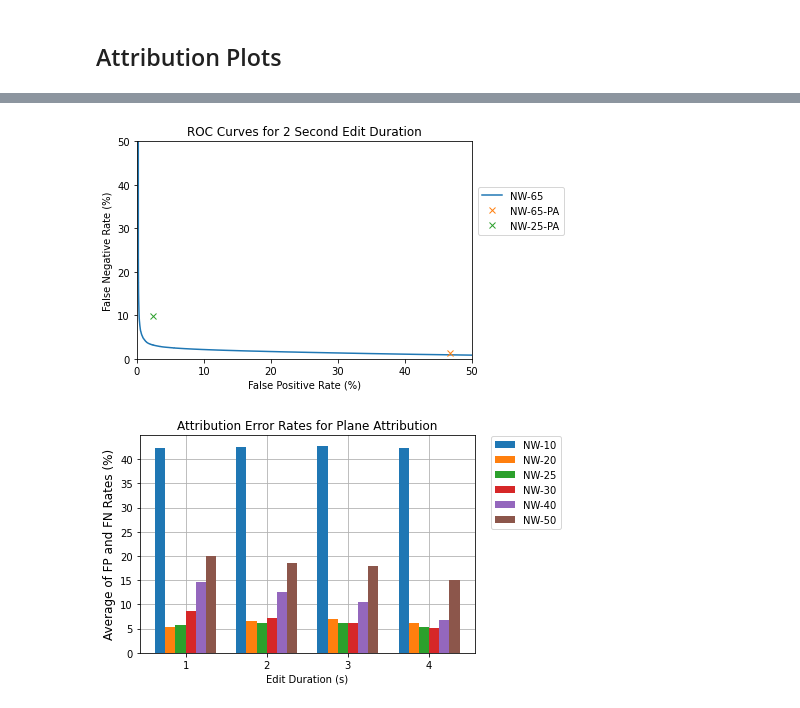
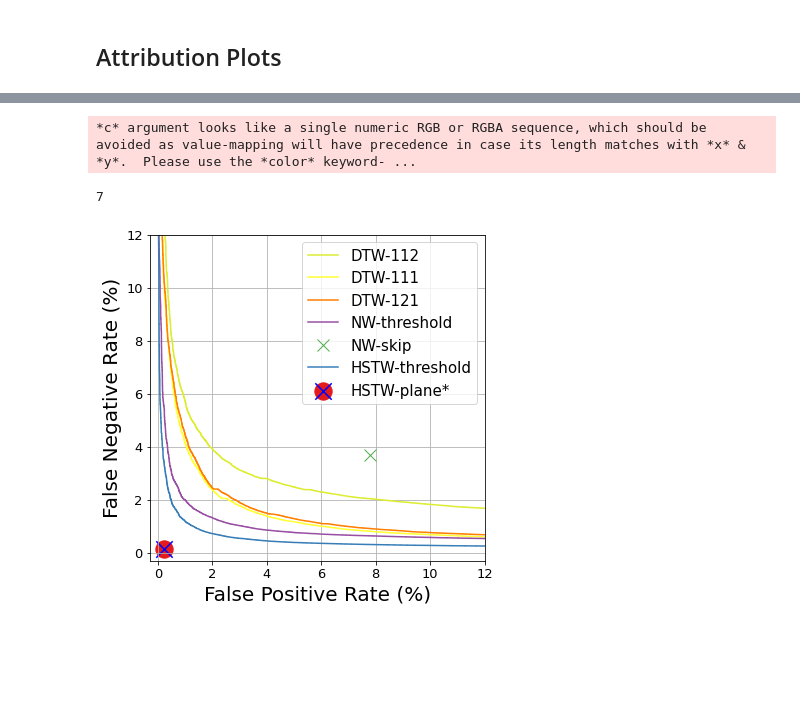
Before and after one commit to HMC-MIR/HSTW, a Jupyter notebook: 03_speech_eval.ipynb, the cells around one changed output, grey strips where cells are left out. Cells and saved outputs as stored; diff of their text form; code cells hidden in the pictures; blank space fills up the shorter version.

Commit message:
speech results replicated and verified, code commented and cleaned, data added

```diff
--- a/03_speech_eval.ipynb
+++ b/03_speech_eval.ipynb
@@ -350,15 +377,18 @@ def evalQueryAttrib(hyp, annot, scoring_collar, editDur, hop_sec, usePlane):
 ## Run Attribution Eval
 # %%
 # Threshold systems
+
+
 editTimes = [1, 2, 3, 4]
 benchmark = 'test'
-systems = ["D1", "D2", "D3", "D4", "NW-65", "HSTW-threshold"]
+systems = ["D1", "D3", "D4", "NW-65", "NW-25","HSTW-threshold"]
+sysNames =  ['DTW-111','DTW-121','DTW-112','NW-threshold','NW-skip','HSTW-threshold']
 
 for editTime in editTimes:
     for sys in systems:
         pairsFile = baseDir + "/cfg_files/%s_%ss.pairs" % (benchmark, str(editTime))
         annotFile = baseDir + "/annots/160kbps_%ssec.gt" % (str(editTime))
         pathsRoot = baseDir + "/hyp/%s/%ssec/%s" % (benchmark, str(editTime), sys)
-        saveFile = baseDir + "/TamperingDetection/eval/attribution/%s/%s_%ss.pkl" % (sys, benchmark, str(editTime))
+        saveFile = baseDir + "/eval/attribution/%s/%s_%ss.pkl" % (sys, benchmark, str(editTime))
 
         ROC = evalAttribution(pairsFile, annotFile, pathsRoot, editTime, saveFile = saveFile)
@@ -385,10 +396,11 @@ ValueError: need at least one array to concatenate
 # PAEER systems
 editTimes = [1,2,3,4]
 benchmark = 'test'
-systems = ["NW-25", "HSTW-plane"]
+planeSystems = ["HSTW-plane"]
+planeSysNames = ["HSTW-plane"]
 
 for editTime in editTimes:
-    for sys in systems:
+    for sys in planeSystems:
         pairsFile = baseDir + "/cfg_files/%s_%ss.pairs" % (benchmark, str(editTime))
         annotFile = baseDir + "/annots/160kbps_%ssec.gt" % (str(editTime))
         pathsRoot = baseDir + "/hyp/%s/%ssec/%s" % (benchmark, str(editTime), sys)
@@ -452,12 +445,3 @@ def findEER(ROC):
     best = np.argmin(diffs)
 
     return (ROC[best,1] + ROC[best,2]) / 2
-# %%
-ROCDir = "/mnt/data0/%s/TamperingDetection/eval/attribution" % user
-
-timesToPlot = [1,2,3,4]
-systemsToPlot = ["NW-40", "NW-50", "NW-60", "NW-65", "NW-70", "NW-80", "NW-90", "NW-100"]
-sysNames =  ["NW-40", "NW-50", "NW-60", "NW-65", "NW-70", "NW-80", "NW-90", "NW-100"]
-benchmark = "train"
-
-plotAttribution(timesToPlot, systemsToPlot, benchmark, sysNames, ROCDir)
@@ -492,0 +514,5 @@ def planeAttribToFPFN(paFile):
+# %%
+ROCDir = "/mnt/data0/%s/TamperingDetection/eval/attribution" % user
+allSystems = ["D4", "D1", "D3", "NW-65", "NW-25","HSTW-threshold","HSTW-plane"]
+allSysNames = ['DTW-112', 'DTW-111', 'DTW-121', 'NW-threshold', 'NW-skip*', 'HSTW-threshold','HSTW-plane*']
+plotAllAttribution(editTimes, allSystems, benchmark, allSysNames, ROCDir, ROCDir)
@@ -493,24 +576,28 @@ def planeAttribToFPFN(paFile):
 # %%
-editTime = 2
-benchmark = "train"
-systemsToPlot = ["NW-65"]
-sysNames =  ["NW-65", "NW-65-PA", "NW-25-PA"]
+editTime = 1
+benchmark = "test"
+systemsToPlot = ["D4", "D1", "D3", "NW-65", "HSTW-threshold"]
+sysNames =  ["DTW-112","DTW-111", "DTW-121", "NW-threshold","HSTW-threshold"]
 
 rocFiles = []
 for sys in systemsToPlot:
     rocFile = "/mnt/data0/%s/TamperingDetection/eval/attribution/%s/%s_%ss.pkl" % \
                 (user, sys, benchmark, str(editTime))
     rocFiles.append(rocFile)
 
 
 planeAttribFiles = []
-paSystems = ["NW-65", "NW-25"]
+paSystems = ["NW-25","HSTW-plane"]
+paSystemsNames = ["NW-skip","HSTW-plane"]
 for sys in paSystems:
     paFile = "/mnt/data0/%s/TamperingDetection/eval/attribution/%s/planeAttrib/%s_%ss.pkl" \
                 % (user, sys, benchmark, str(editTime))
     planeAttribFiles.append(paFile)
 
 
-plotROCs(rocFiles, planeAttribFiles, sysNames)
+allFiles = rocFiles[0:4] + [planeAttribFiles[0]] + [rocFiles[-1]] + [planeAttribFiles[1]]
+plotROCs(rocFiles, planeAttribFiles, sysNames[:-1] + [paSystemsNames[0]] + [sysNames[-1]] + [paSystemsNames[1]])
 # %% [output]
+*c* argument looks like a single numeric RGB or RGBA sequence, which should be avoided as value-mapping will have precedence in case its length matches with *x* & *y*.  Please use the *color* keyword- ...
+7
-[figure, old version]
+[figure, new version]
@@ -544,11 +603,0 @@ def plotPlaneAttrib(timesToPlot, systemsToPlot, benchmark, sysNames, evalDir):
-# %%
-evalDir = "/mnt/data0/%s/TamperingDetection/eval/attribution" % user
-
-timesToPlot = [1,2,3,4]
-systemsToPlot = ["NW-10", "NW-20", "NW-25", "NW-30", "NW-40", "NW-50"]
-sysNames =  ["NW-10", "NW-20", "NW-25", "NW-30", "NW-40", "NW-50"]
-benchmark = "train"
-
-plotPlaneAttrib(timesToPlot, systemsToPlot, benchmark, sysNames, evalDir)
-# %% [output]
-[figure, removed]
```
Also changed, not shown: parts of 11 cells of this notebook, 16 other files.
